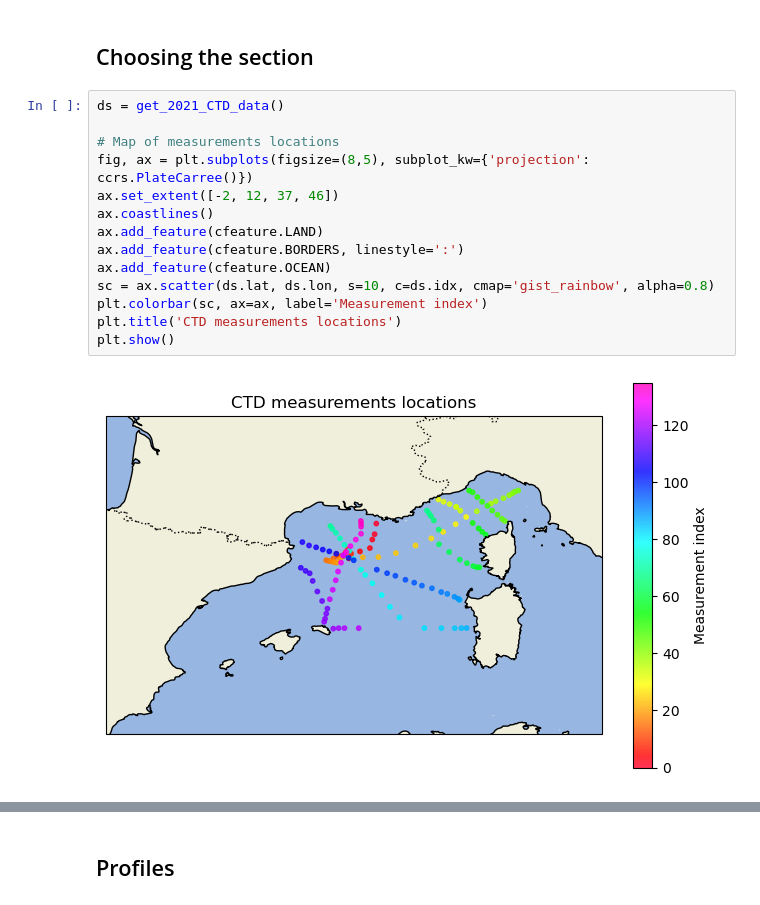
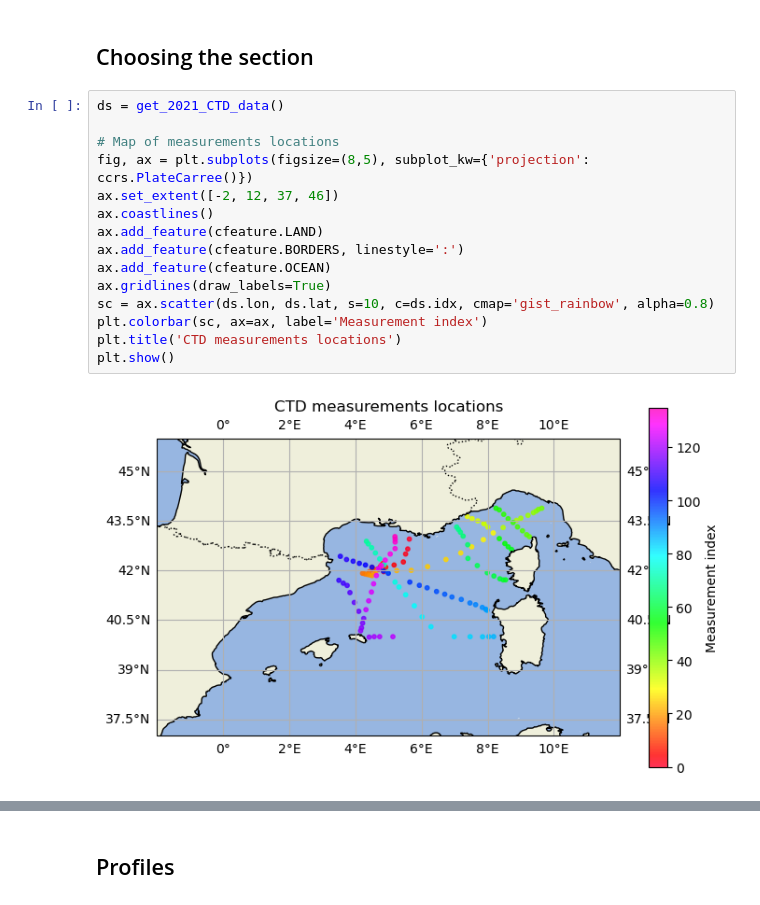
Before and after one commit to juliencollard2001/FOET_Northern_Gyre, a Jupyter notebook: NS_cross_section.ipynb, the cells around one changed output, grey strips where cells are left out. Cells and saved outputs as stored; diff of their text form.

```diff
--- a/NS_cross_section.ipynb
+++ b/NS_cross_section.ipynb
@@ -17,19 +17,20 @@ from data_loading import get_altimetry_data, get_2021_CTD_data
 # %%
 ds = get_2021_CTD_data()
 
 # Map of measurements locations
 fig, ax = plt.subplots(figsize=(8,5), subplot_kw={'projection': ccrs.PlateCarree()})
 ax.set_extent([-2, 12, 37, 46])
 ax.coastlines()
 ax.add_feature(cfeature.LAND)
 ax.add_feature(cfeature.BORDERS, linestyle=':')
 ax.add_feature(cfeature.OCEAN)
-sc = ax.scatter(ds.lat, ds.lon, s=10, c=ds.idx, cmap='gist_rainbow', alpha=0.8)
+ax.gridlines(draw_labels=True)
+sc = ax.scatter(ds.lon, ds.lat, s=10, c=ds.idx, cmap='gist_rainbow', alpha=0.8)
 plt.colorbar(sc, ax=ax, label='Measurement index')
 plt.title('CTD measurements locations')
 plt.show()
 # %% [output]
-[figure, old version]
+[figure, new version]
 # %%
 selected_idxs = list(range(115, ds.idx.max().values))
 selected_idxs.remove(122)
```
Also changed, not shown: parts of 6 cells of this notebook, 2 other files.
